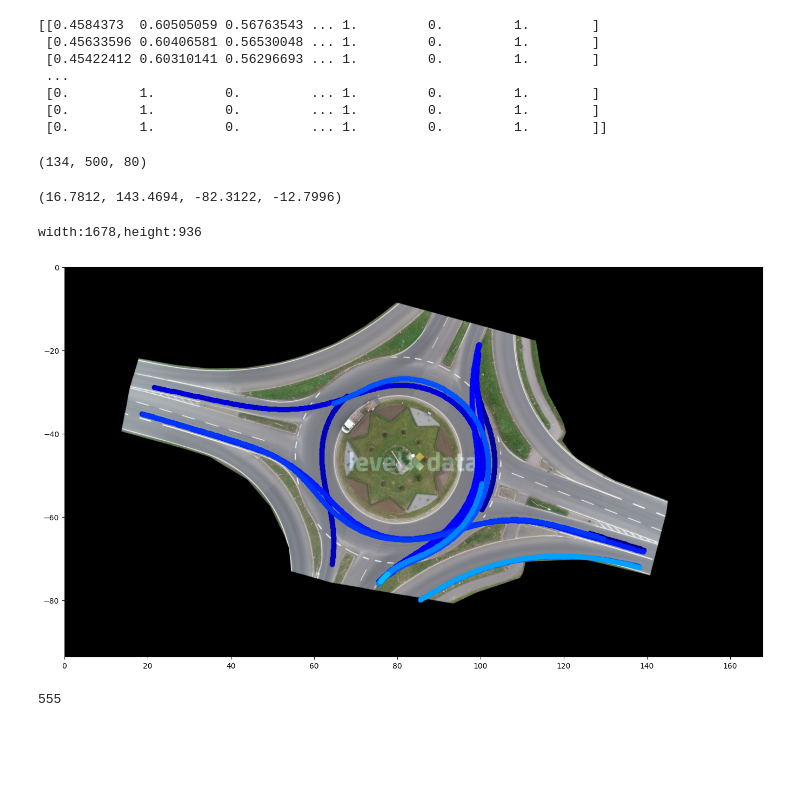
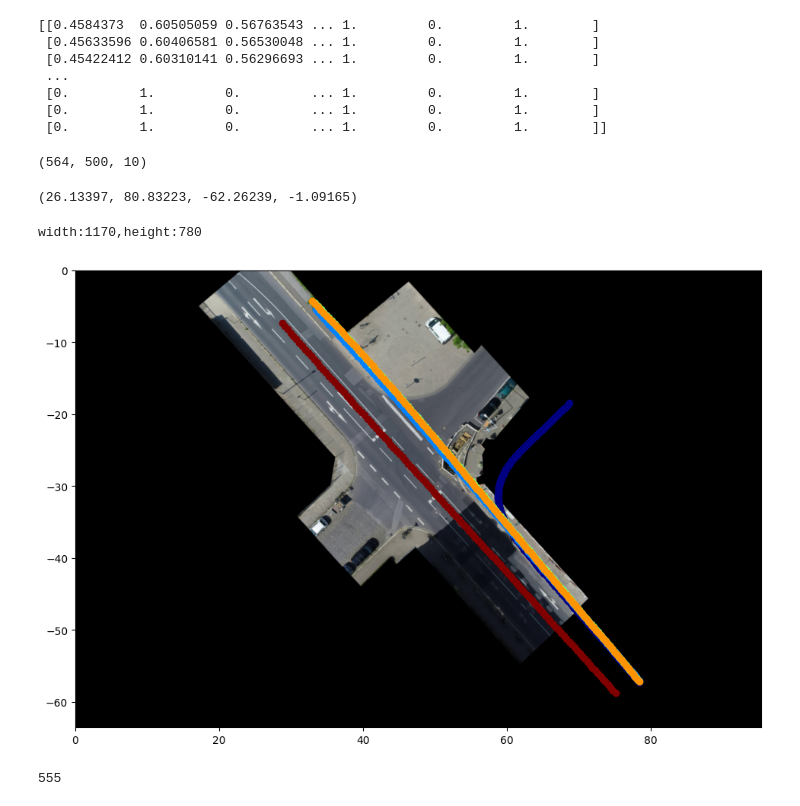
Before and after one commit to RuizhangZhou/Diffusion-TS, a Jupyter notebook: Visialization/read_samples_ori.ipynb, the cells around one changed output. Drawn from its saved outputs; the diff is of its cells as text; code cells hidden in the pictures; blank space fills up the shorter version.

Commit message:
fake_data_to_ika_format

```diff
--- a/Visialization/read_samples_ori.ipynb
+++ b/Visialization/read_samples_ori.ipynb
@@ -22,20 +22,20 @@ print(fake_data_norm[0])
 import numpy as np
 
 # Assuming the CSV file contains numerical data that can be directly loaded into a numpy array
-file_path = '/DATA1/rzhou/ika/multi_testcases/rounD/ori/seq500/rounD_map02_interval100_seq500_nfea80.csv'
+file_path = '/DATA1/rzhou/ika/multi_testcases/inD/reduced/seq500/inD_map15_interval10_seq500_nfea10.csv'
 # Assuming seq_length is 1000 and nfea is 100 (excluding the caseID column)
 seq_length = 500
-nfea = 80
+nfea = 10
 
-data = np.loadtxt(file_path, delimiter=',', skiprows=1, usecols=range(1,nfea+1))  # Skipping the header and the first column
+ori_data = np.loadtxt(file_path, delimiter=',', skiprows=1, usecols=range(1,nfea+1))  # Skipping the header and the first column
 
 # Reshaping the data into (n, seq, nfea) structure
-n = data.shape[0] // seq_length
-reshaped_data = data.reshape(n, seq_length, nfea)
+n = ori_data.shape[0] // seq_length
+reshaped_data = ori_data.reshape(n, seq_length, nfea)
 
 reshaped_data.shape  # To see the shape of the reshaped numpy array
 # %% [output]
-(134, 500, 80)
+(564, 500, 10)
 # %%
 # 已经有了reshaped_data，现在计算排除0值后的x和y坐标的取值范围
 x_values = reshaped_data[:, :, 0::2]  # 取出所有x坐标
@@ -51,61 +51,65 @@ y_min, y_max = y_values_nonzero.min(), y_values_nonzero.max()
 
 x_min, x_max, y_min, y_max
 # %% [output]
-(16.7812, 143.4694, -82.3122, -12.7996)
+(26.13397, 80.83223, -62.26239, -1.09165)
 # %%
 import numpy as np
+import pandas as pd
 import matplotlib.pyplot as plt
 from PIL import Image
-#rounD 02
-# 假设 reshaped_data 是您已经加载的数据
-# reshaped_data.shape 应该是 (129, 1000, 112)
-data = reshaped_data[5]  # 取第一个元素，其形状应该是 (1000, 112)
+import random
 
+# choose a random index from reshaped_data first dimension
+random_index = random.randint(0, reshaped_data.shape[0] - 1)
+data = reshaped_data[random_index]  # 取第一个元素，其形状应该是 (1000, 112)
+Dtype="inD"
+index_map=15
 # 载入背景图片
-bg_image_path = '/DATA1/rzhou/ika/rounD/data/02_background.png'
-# bg_image_path = '/DATA1/rzhou/ika/inD/data/19_background.png'
+bg_image_path = f'/DATA1/rzhou/ika/{Dtype}/data/{index_map:02d}_background.png'
 bg_img = Image.open(bg_image_path)
 # 获取图像的宽度和高度
 width, height = bg_img.size
 print(f"width:{width},height:{height}")
-#fig, ax = plt.subplots(figsize=(11.7, 7.8))
+
+# 读取CSV文件
+df_recordingMeta = pd.read_csv(f"/DATA1/rzhou/ika/{Dtype}/data/{index_map:02d}_recordingMeta.csv")
+# 读取最后一列"orthoPxToMeter"的值
+ortho_px_to_meter = df_recordingMeta["orthoPxToMeter"].iloc[0]
 
 # 将图像的尺寸转换为英寸（matplotlib的figsize是以英寸为单位的）
 # 假设希望每100像素对应于1英寸，则可以按如下方式计算figsize：
 figsize = (width / 100, height / 100)
 
 # 创建图形和轴，使用图像的原始尺寸
 fig, ax = plt.subplots(figsize=figsize)
 
-# 设置坐标轴的范围
-ax.set_xlim(0, width/10)
-ax.set_ylim(-height/10, 0)
-
+ax.set_xlim(0, width*ortho_px_to_meter*10)
+ax.set_ylim(-height*ortho_px_to_meter*10, 0)
 
 # 加载并显示背景图
 bg_img = plt.imread(bg_image_path)
-ax.imshow(bg_img, extent=[0, width/10, -height/10, 0])
+ax.imshow(bg_img, extent=[0, width*ortho_px_to_meter*10, -height*ortho_px_to_meter*10, 0])
 
-num_tracks = 40  # 假设有56个轨迹
+num_tracks=reshaped_data.shape[2]//2
 colors = plt.cm.jet(np.linspace(0, 1, num_tracks))  # 生成颜色
 
 for i in range(num_tracks):
     # 提取每个轨迹的x和y坐标
     x = data[:, i * 2]  # 偶数列为x坐标
     y = data[:, i * 2 + 1]  # 奇数列为y坐标
 
     # 过滤出非零点
     nonzero_indices = (x != 0) & (y != 0)
     x_filtered = x[nonzero_indices]
     y_filtered = y[nonzero_indices]
 
     # 绘制轨迹
     ax.plot(x_filtered, y_filtered, marker='o', linestyle='-', color=colors[i])  # 移除了label参数，以避免图例过于拥挤
 
 plt.show()
 # %% [output]
-width:1678,height:936
+width:1170,height:780
-[figure, old version]
+[figure, new version]
 # %%
 #动画 5个点
 import numpy as np
```
Also changed, not shown: 14 other files.
